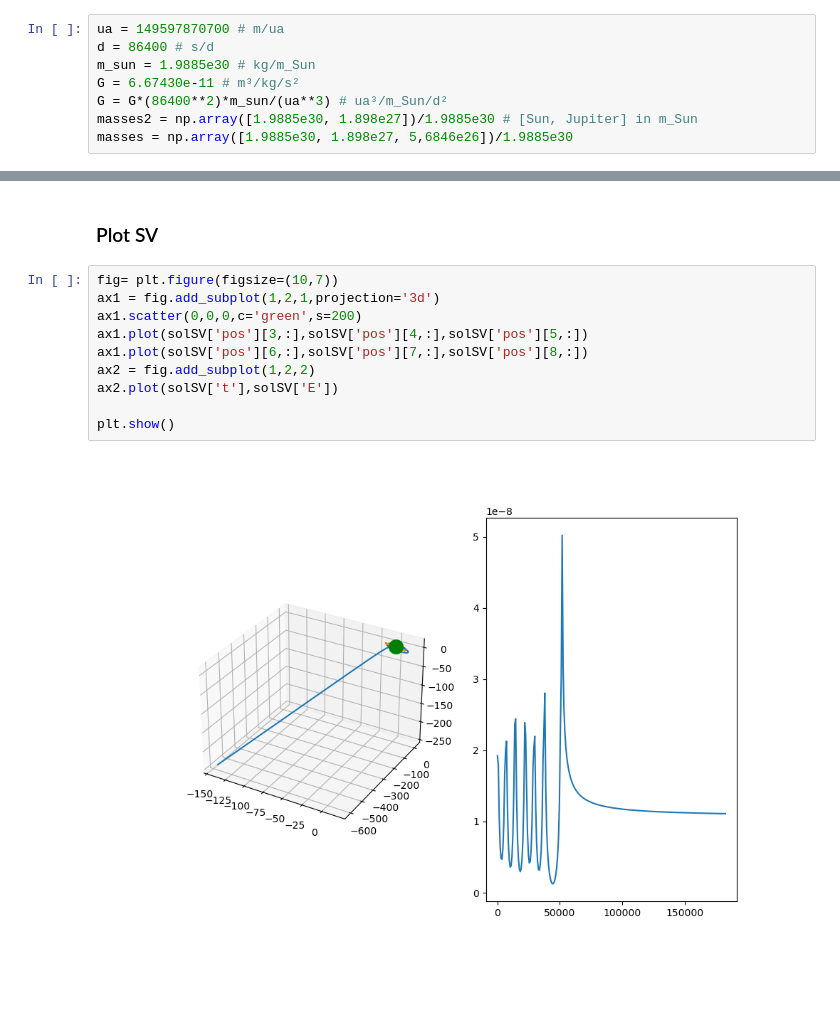
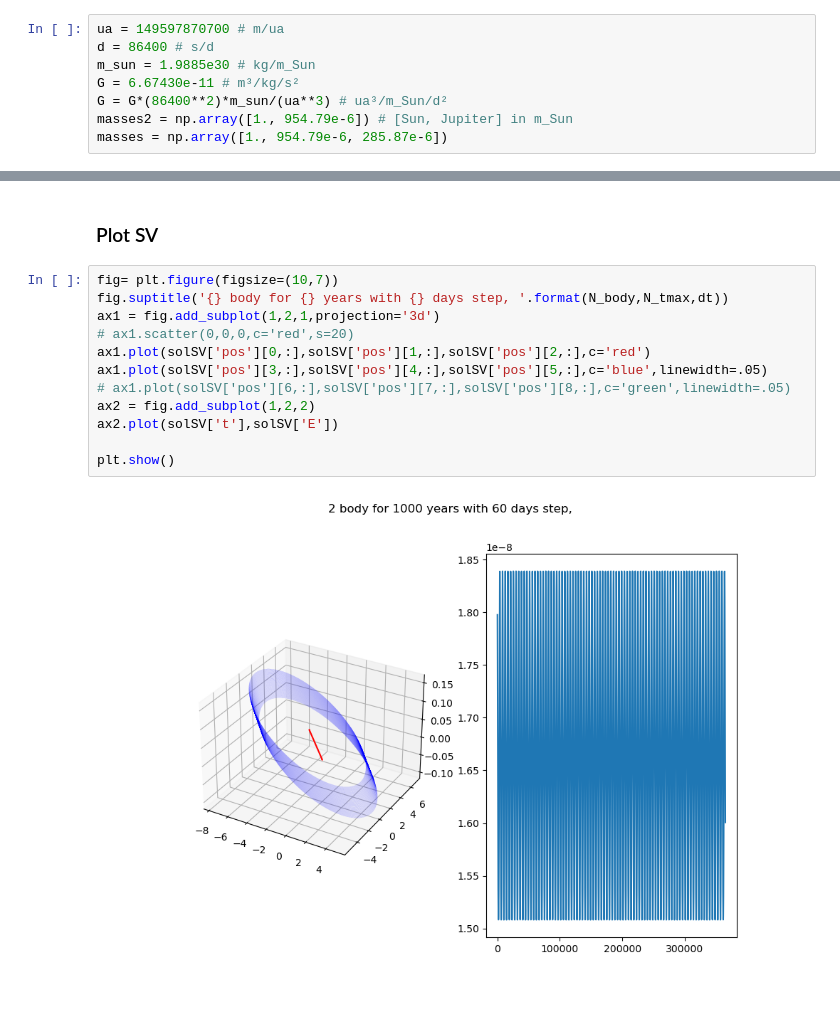
Before and after one commit to ColinDucarme/LPHYS1303---Projet, a Jupyter notebook: FD/Celestial_Dynamics.ipynb, the cells around one changed output, grey strips where cells are left out. Saved outputs shown, nothing was run; the diff lists cells and outputs as text.

```diff
--- a/FD/Celestial_Dynamics.ipynb
+++ b/FD/Celestial_Dynamics.ipynb
@@ -11,5 +11,5 @@ d = 86400 # s/d
 m_sun = 1.9885e30 # kg/m_Sun
 G = 6.67430e-11 # m³/kg/s²
 G = G*(86400**2)*m_sun/(ua**3) # ua³/m_Sun/d²
-masses2 = np.array([1.9885e30, 1.898e27])/1.9885e30 # [Sun, Jupiter] in m_Sun
-masses = np.array([1.9885e30, 1.898e27, 5,6846e26])/1.9885e30
+masses2 = np.array([1., 954.79e-6]) # [Sun, Jupiter] in m_Sun
+masses = np.array([1., 954.79e-6, 285.87e-6])
@@ -374,13 +271,15 @@ plt.show()
 ### Plot SV
 # %%
 fig= plt.figure(figsize=(10,7))
+fig.suptitle('{} body for {} years with {} days step, '.format(N_body,N_tmax,dt))
 ax1 = fig.add_subplot(1,2,1,projection='3d')
-ax1.scatter(0,0,0,c='green',s=200)
-ax1.plot(solSV['pos'][3,:],solSV['pos'][4,:],solSV['pos'][5,:])
-ax1.plot(solSV['pos'][6,:],solSV['pos'][7,:],solSV['pos'][8,:])
+# ax1.scatter(0,0,0,c='red',s=20)
+ax1.plot(solSV['pos'][0,:],solSV['pos'][1,:],solSV['pos'][2,:],c='red')
+ax1.plot(solSV['pos'][3,:],solSV['pos'][4,:],solSV['pos'][5,:],c='blue',linewidth=.05)
+# ax1.plot(solSV['pos'][6,:],solSV['pos'][7,:],solSV['pos'][8,:],c='green',linewidth=.05)
 ax2 = fig.add_subplot(1,2,2)
 ax2.plot(solSV['t'],solSV['E'])
 
 plt.show()
 # %% [output]
-[figure, old version]
+[figure, new version]
```
Also changed, not shown: parts of 8 cells of this notebook.
